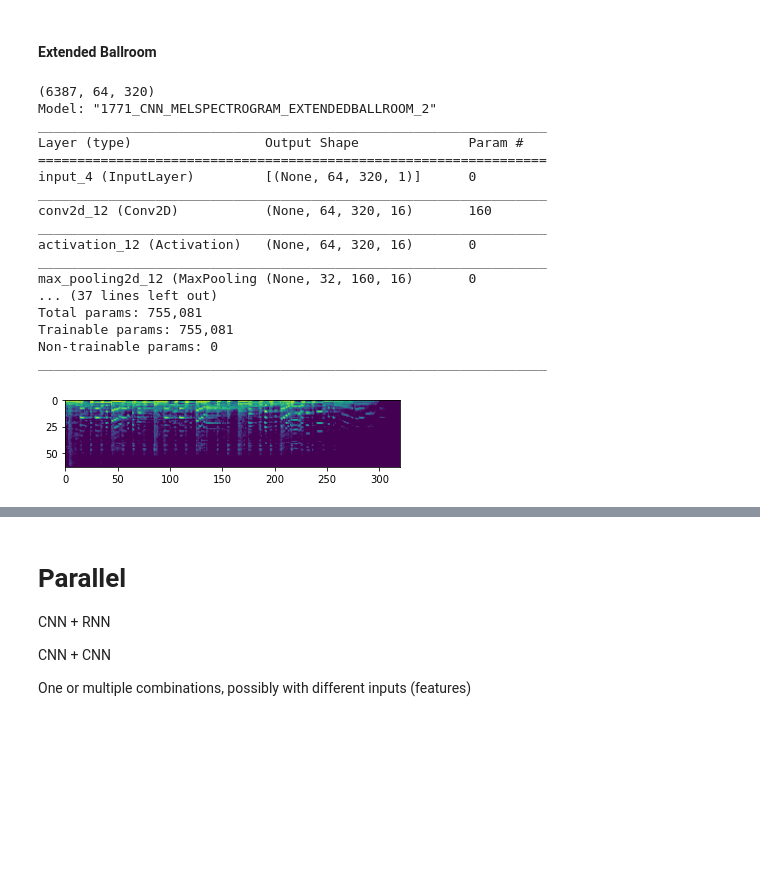
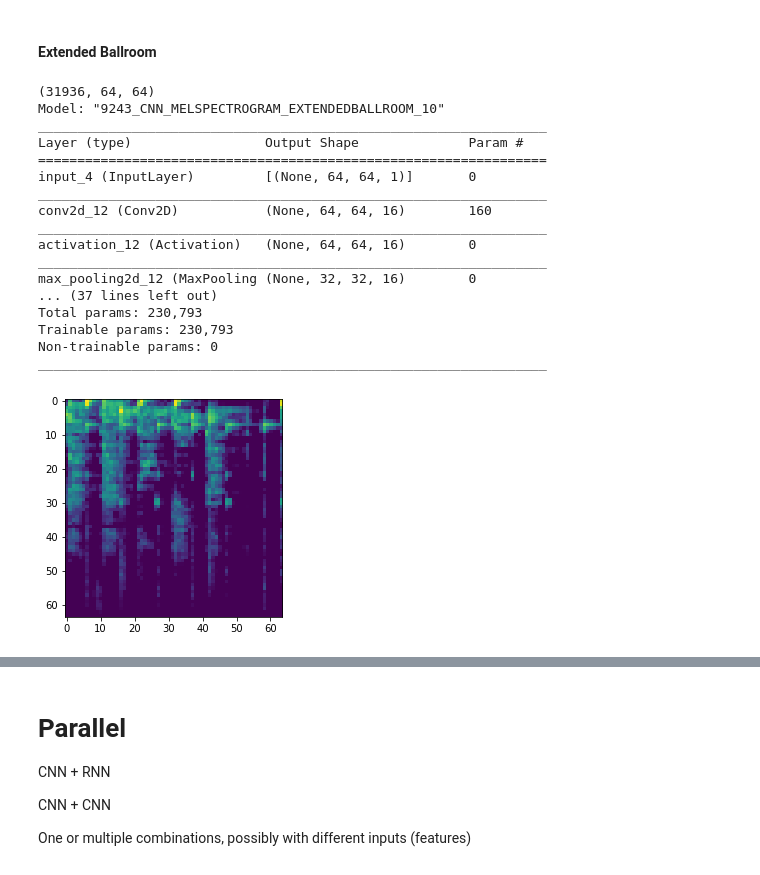
Before and after one commit to MarkGelo/CS-584, a Jupyter notebook: Project/Source/Music Genre Classification.ipynb, the cells around one changed output, grey strips where cells are left out. Saved outputs shown, nothing was run; the diff lists cells and outputs as text; code cells hidden in the pictures; blank space fills up the shorter version.

```diff
--- a/Project/Source/Music Genre Classification.ipynb
+++ b/Project/Source/Music Genre Classification.ipynb
@@ -620,7 +625,7 @@ cur_mod_stats.to_csv('models/models.csv', mode = 'a', header = False, index = Fa
 uid = np.random.randint(1, 10000) # 'unique' id
 while sum([x.startswith(str(uid)) for x in os.listdir('models/')]) != 0: # if duplicate
     uid = np.random.randint(1, 10000)
-split = 1
+split = 10
 mod = 'CNN'
 feat = 'MFCC'
 dat = 'ExtendedBallroom'
@@ -855,40 +860,40 @@ cur_mod_stats.to_csv('models/models.csv', mode = 'a', header = False, index = Fa
 # %%
 # Get Features
 uid = np.random.randint(1, 10000) # 'unique' id
 while sum([x.startswith(str(uid)) for x in os.listdir('models/')]) != 0: # if duplicate
     uid = np.random.randint(1, 10000)
-split = 1
+split = 10
 mod = 'CNN'
 feat = 'MELSPECTROGRAM'
 dat = 'ExtendedBallroom'
 name = '_'.join([x.upper() for x in [str(uid), mod, feat,dat, str(split)]])
 X_train, X_test, Y_train, Y_test = getFeatures("Extended Ballroom", feat, split)
 print(X_train.shape)
 plt.imshow(X_train[1])
 # Model
 m = MEL_CNN(X_train.shape[1:] + (1,), EXTENDED_BALLROOM['nGenres'], name)
 opt = keras.optimizers.Adam(lr = 0.001)
 m.compile(optimizer = opt, loss = "categorical_crossentropy", metrics = ['categorical_accuracy'])
 m.summary()
 # %% [output]
-(6387, 64, 320)
-Model: "1771_CNN_MELSPECTROGRAM_EXTENDEDBALLROOM_2"
+(31936, 64, 64)
+Model: "9243_CNN_MELSPECTROGRAM_EXTENDEDBALLROOM_10"
 _________________________________________________________________
 Layer (type)                 Output Shape              Param #
 =================================================================
-input_4 (InputLayer)         [(None, 64, 320, 1)]      0
+input_4 (InputLayer)         [(None, 64, 64, 1)]       0
 _________________________________________________________________
-conv2d_12 (Conv2D)           (None, 64, 320, 16)       160
+conv2d_12 (Conv2D)           (None, 64, 64, 16)        160
 _________________________________________________________________
-activation_12 (Activation)   (None, 64, 320, 16)       0
+activation_12 (Activation)   (None, 64, 64, 16)        0
 _________________________________________________________________
-max_pooling2d_12 (MaxPooling (None, 32, 160, 16)       0
+max_pooling2d_12 (MaxPooling (None, 32, 32, 16)        0
 ... (37 lines left out)
-Total params: 755,081
-Trainable params: 755,081
+Total params: 230,793
+Trainable params: 230,793
 Non-trainable params: 0
 _________________________________________________________________
-[figure, old version]
+[figure, new version]
 # %%
 checkpoint_path = 'checkpoints/{val_loss:.2f}-{epoch:02d}.hdf5'
 history = m.fit(X_train, Y_train, epochs = 100, batch_size = BATCH_SIZE, validation_split = 0.2,
```
Also changed, not shown: parts of 102 cells of this notebook, 9 other files.
